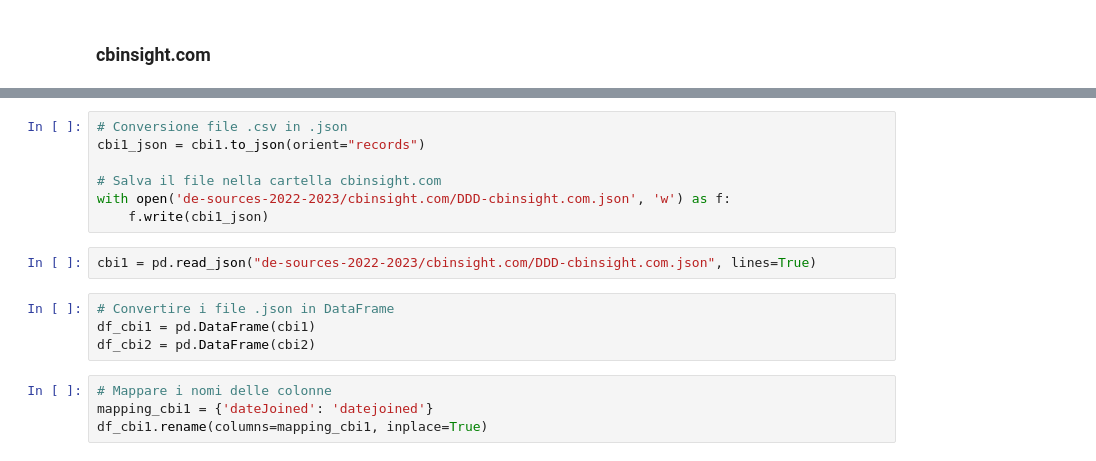
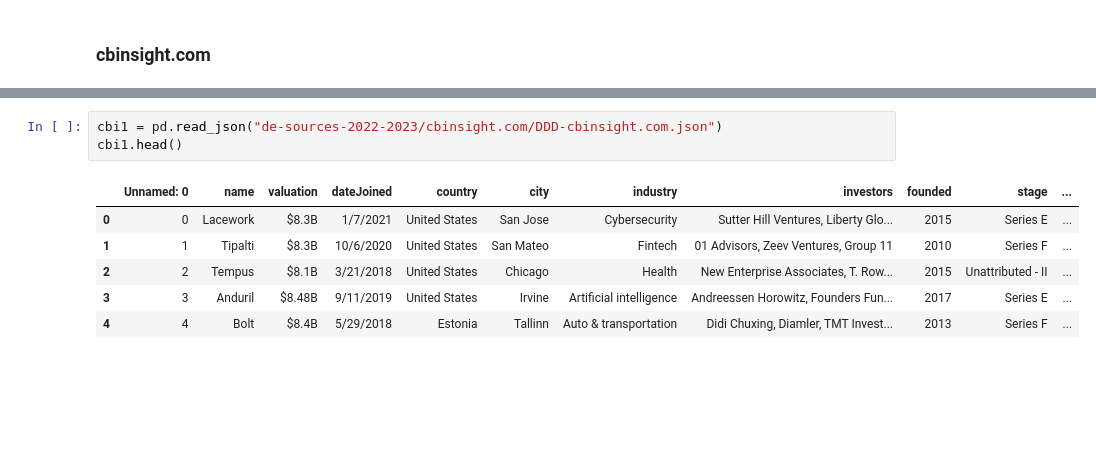
Before and after one commit to Elisabetta99/IDD_HW8, a Jupyter notebook: schemaAlignment.ipynb, the cells around one changed output, grey strips where cells are left out. Cells and saved outputs as stored; diff of their text form; blank space fills up the shorter version.

```diff
--- a/schemaAlignment.ipynb
+++ b/schemaAlignment.ipynb
@@ -17,17 +20,10 @@ cbi2 = pd.read_json('de-sources-2022-2023/cbinsight.com/cbinsights.json')
-# %%
-# Conversione file .csv in .json
-cbi1_json = cbi1.to_json(orient="records")
-
-# Salva il file nella cartella cbinsight.com
-with open('de-sources-2022-2023/cbinsight.com/DDD-cbinsight.com.json', 'w') as f:
-    f.write(cbi1_json)
 # %%
-cbi1 = pd.read_json("de-sources-2022-2023/cbinsight.com/DDD-cbinsight.com.json", lines=True)
+cbi1 = pd.read_json("de-sources-2022-2023/cbinsight.com/DDD-cbinsight.com.json")
+cbi1.head()
+# %% [output]
+|  | Unnamed: 0 | name | valuation | dateJoined | country | city | industry | investors | founded | stage | ... |
+| 0 | 0 | Lacework | $8.3B | 1/7/2021 | United States | San Jose | Cybersecurity | Sutter Hill Ventures, Liberty Glo... | 2015 | Series E | ... |
+| 1 | 1 | Tipalti | $8.3B | 10/6/2020 | United States | San Mateo | Fintech | 01 Advisors, Zeev Ventures, Group 11 | 2010 | Series F | ... |
+| 2 | 2 | Tempus | $8.1B | 3/21/2018 | United States | Chicago | Health | New Enterprise Associates, T. Row... | 2015 | Unattributed - II | ... |
+| 3 | 3 | Anduril | $8.48B | 9/11/2019 | United States | Irvine | Artificial intelligence | Andreessen Horowitz, Founders Fun... | 2017 | Series E | ... |
+| 4 | 4 | Bolt | $8.4B | 5/29/2018 | Estonia | Tallinn | Auto & transportation | Didi Chuxing, Diamler, TMT Invest... | 2013 | Series F | ... |
-# %%
-# Convertire i file .json in DataFrame
-df_cbi1 = pd.DataFrame(cbi1)
-df_cbi2 = pd.DataFrame(cbi2)
-# %%
-# Mappare i nomi delle colonne
-mapping_cbi1 = {'dateJoined': 'datejoined'}
-df_cbi1.rename(columns=mapping_cbi1, inplace=True)
```
Also changed, not shown: parts of 29 cells of this notebook, 9 other files.
